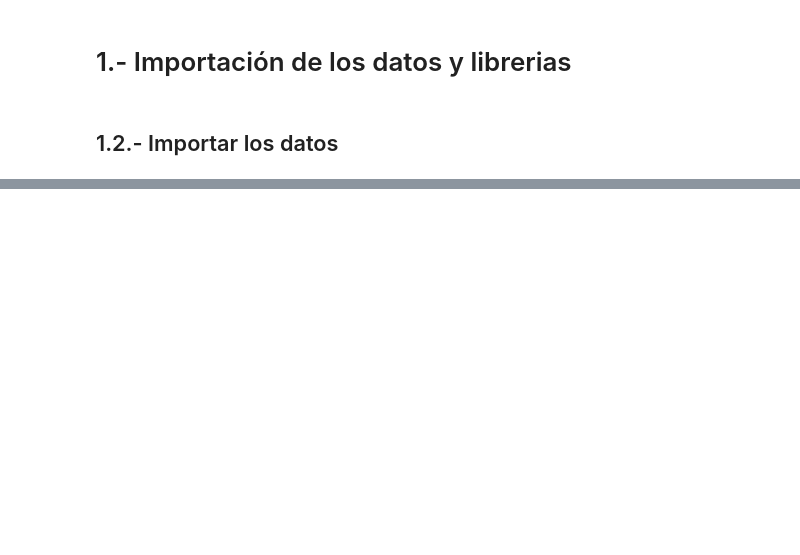
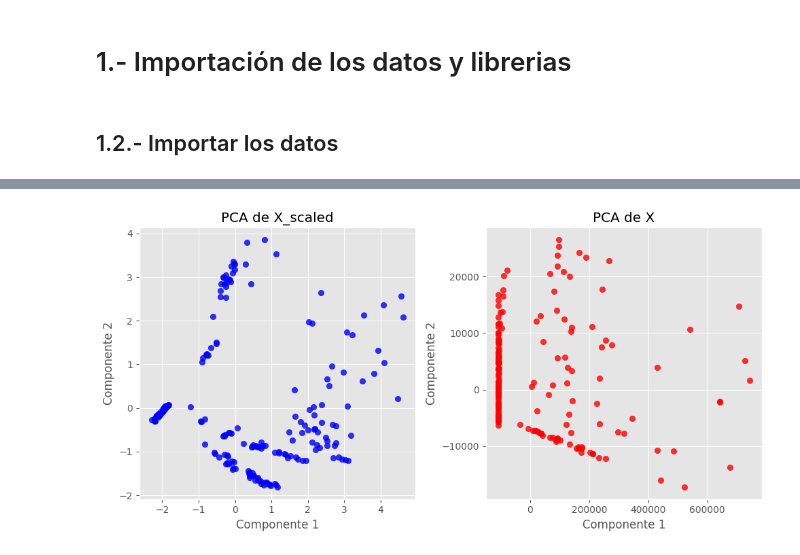
Before and after one commit to RaulCarrero02/G23.P2.100451286.100472334, a Jupyter notebook: kmean.ipynb, the cells around one changed output, grey strips where cells are left out. Drawn from its saved outputs; the diff is of its cells as text; code cells hidden in the pictures; blank space fills up the shorter version.

```diff
--- a/kmean.ipynb
+++ b/kmean.ipynb
@@ -113,9 +113,7 @@ display(data)
 
 # Copiamos los datos y los estandarizamos
 # ==============================================================================
-X = data[['Temperature', 'L', 'R', 'A_M']].copy()
-scaler = StandardScaler()
-X_scaled = scaler.fit_transform(X)
+X = data[['Temperature', 'L', 'R', 'A_M', 'Color', 'Spectral_Class']].copy()
 
 print("Cantidad de filas y columnas: ", X.shape)
 print("Nombre de las columnas: ", X.columns)
@@ -157,0 +257,5 @@ Columnas con NaN:
+# %%
+# cambiamos los valores de las columnas categóricas a numéricas
+X['Color'] = color_encoded
+X['Spectral_Class'] = spectral_encoded
+display(X)
@@ -157,0 +276,31 @@ Columnas con NaN:
+# %%
+# PCA de los datos
+# ==============================================================================
+scaler = StandardScaler()
+X_scaled = scaler.fit_transform(X)
+
+# Reducción de la dimensionalidad
+# ==============================================================================
+pca = PCA(n_components=2)
+X_pca = pca.fit_transform(X_scaled)
+Y_pca = pca.fit_transform(X)
+X_pca = pd.DataFrame(X_pca, columns=['Componente_1', 'Componente_2'])
+Y_pca = pd.DataFrame(Y_pca, columns=['Componente_1', 'Componente_2'])
+
+# Representación de los datos de fit transform de x y de x_scaled
+fig, ax = plt.subplots(1, 2, figsize=(10, 5))
+
+ax[0].scatter(X_pca['Componente_1'], X_pca['Componente_2'], alpha=.8, c='blue')
+ax[0].set_xlabel('Componente 1')
+ax[0].set_ylabel('Componente 2')
+ax[0].set_title('PCA de X_scaled')
+
+ax[1].scatter(Y_pca['Componente_1'], Y_pca['Componente_2'], alpha=.8, c='red')
+ax[1].set_xlabel('Componente 1')
+ax[1].set_ylabel('Componente 2')
+ax[1].set_title('PCA de X')
+
+plt.tight_layout()
+plt.show()
+# %% [output]
+[figure, added]
```
Also changed, not shown: parts of 11 cells of this notebook.
